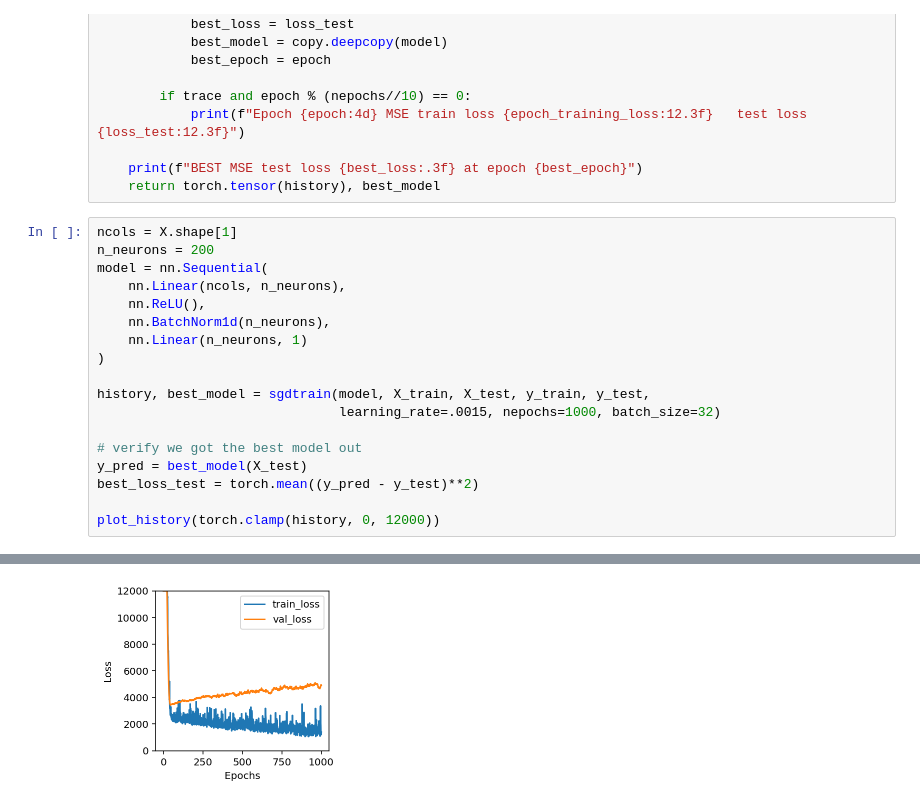
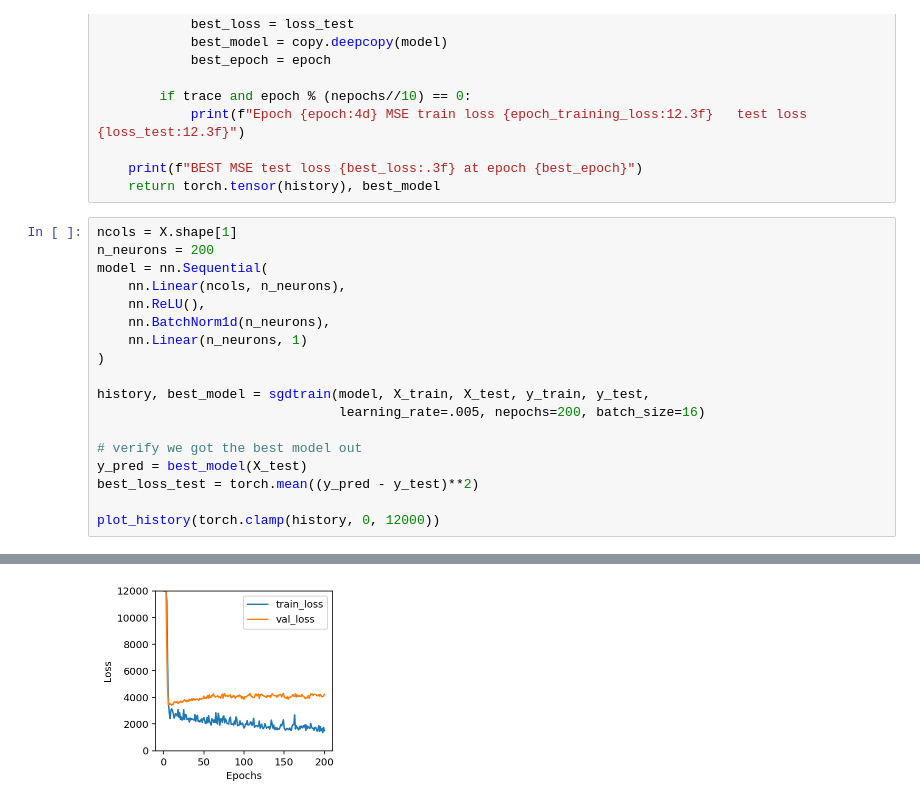
Before and after one commit to parrt/fundamentals-of-deep-learning, a Jupyter notebook: notebooks/8.SGD-minibatch-diabetes.ipynb, the cells around one changed output, grey strips where cells are left out. Cells and saved outputs as stored; diff of their text form.

```diff
--- a/notebooks/8.SGD-minibatch-diabetes.ipynb
+++ b/notebooks/8.SGD-minibatch-diabetes.ipynb
@@ -155,7 +155,7 @@ model = nn.Sequential(
 )
 
 history, best_model = sgdtrain(model, X_train, X_test, y_train, y_test,
-                               learning_rate=.0015, nepochs=1000, batch_size=32)
+                               learning_rate=.005, nepochs=200, batch_size=16)
 
 # verify we got the best model out
 y_pred = best_model(X_test)
@@ -178,4 +178,4 @@ BEST MSE test loss 3428.778 at epoch 45
-[figure, old version]
+[figure, new version]
 # %%
 fig, axes = plt.subplots(1, 4,figsize=(12,2.5))
 
```
Also changed, not shown: parts of 3 cells of this notebook, 1 other file.
